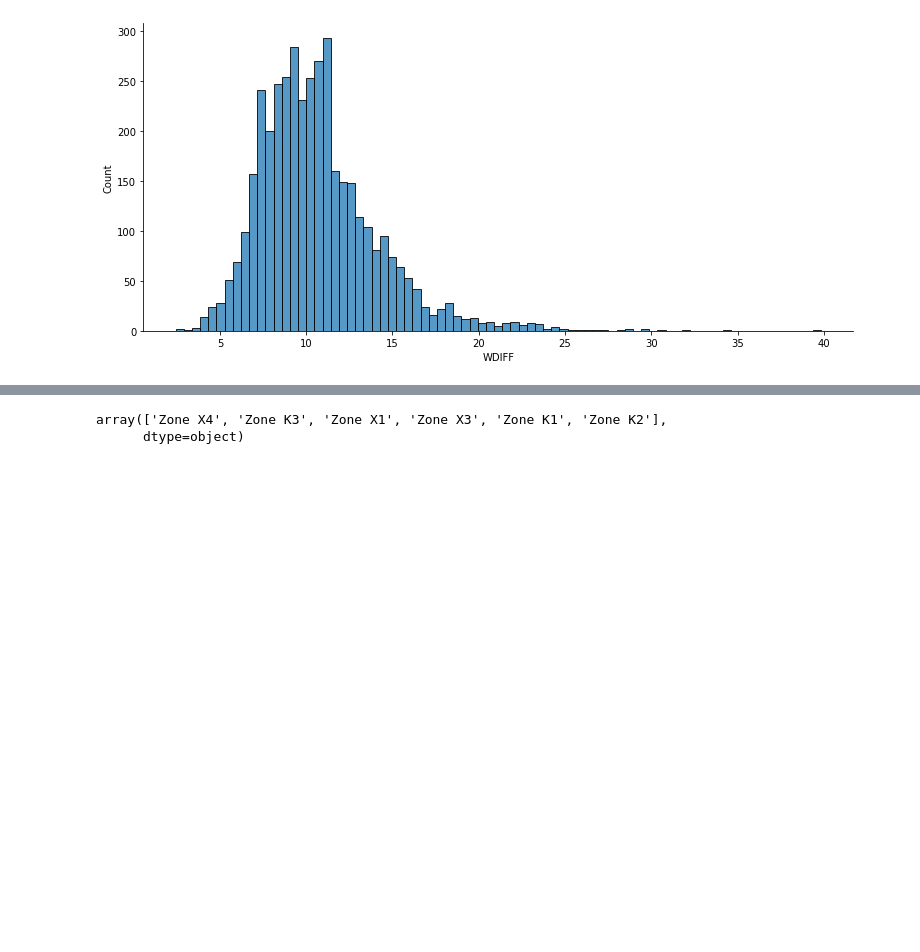
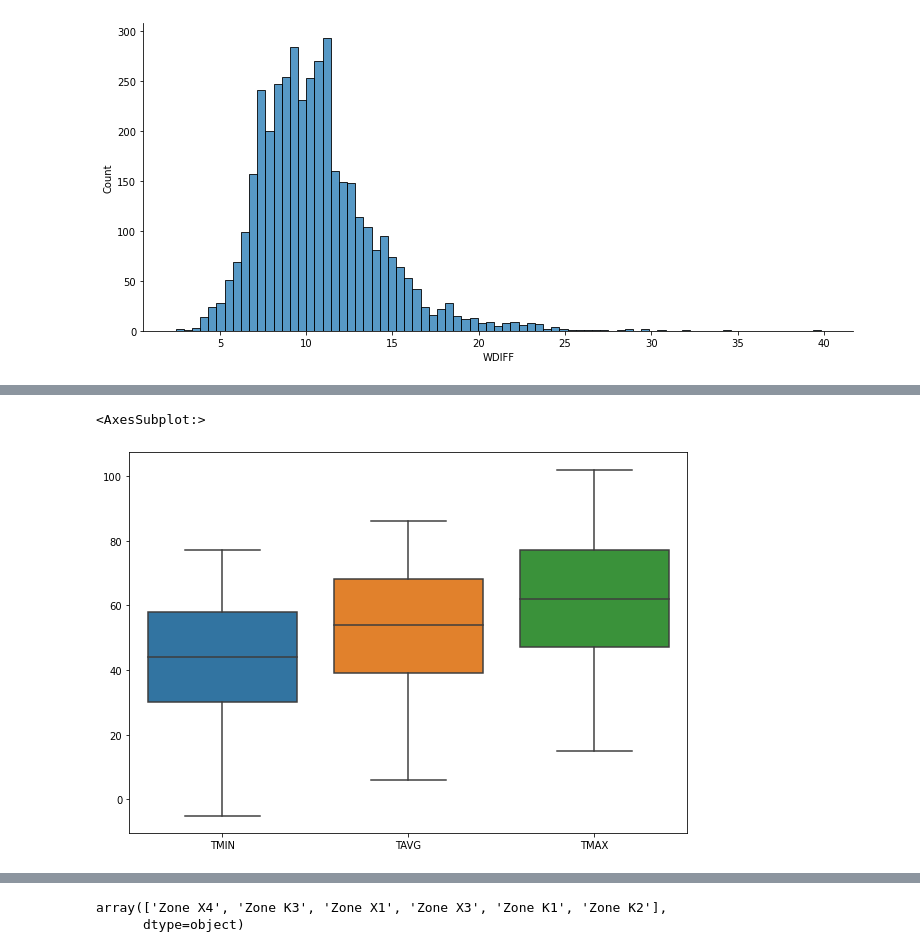
Before and after one commit to kipmadden/Stanford-Open-Policing-Project, a Jupyter notebook: Stanford Open Policing Project - Rhode Island Analysis.ipynb, the cells around one changed output, grey strips where cells are left out. Cells and saved outputs as stored; diff of their text form; code cells hidden in the pictures; blank space fills up the shorter version.

Commit message:
Added temperature and wind speed initial trustworthy analysis

```diff
--- a/Stanford Open Policing Project - Rhode Island Analysis.ipynb
+++ b/Stanford Open Policing Project - Rhode Island Analysis.ipynb
@@ -694,0 +699,3 @@ There are no values below zero and the distribution looks "Normal" or Gaussian.
+# %%
+# Create list of temp columns
+tempcols = ['TMIN','TAVG','TMAX']
@@ -694,0 +714,6 @@ There are no values below zero and the distribution looks "Normal" or Gaussian.
+# %%
+#Plot out a box plot of the temperature columns
+sns.boxplot(data=weather[tempcols])
+# %% [output]
+<AxesSubplot:>
+[figure, added]
```
Also changed, not shown: parts of 7 cells of this notebook.
